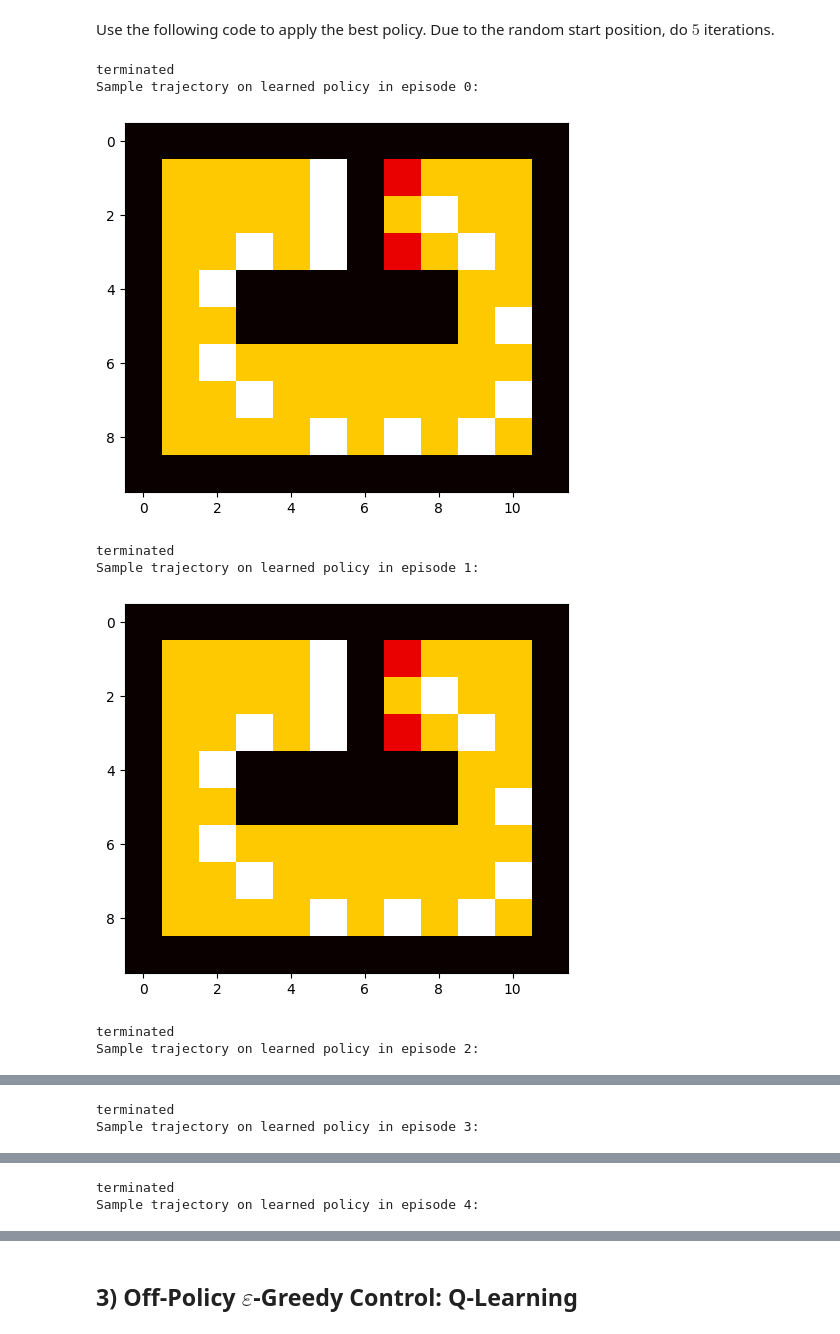
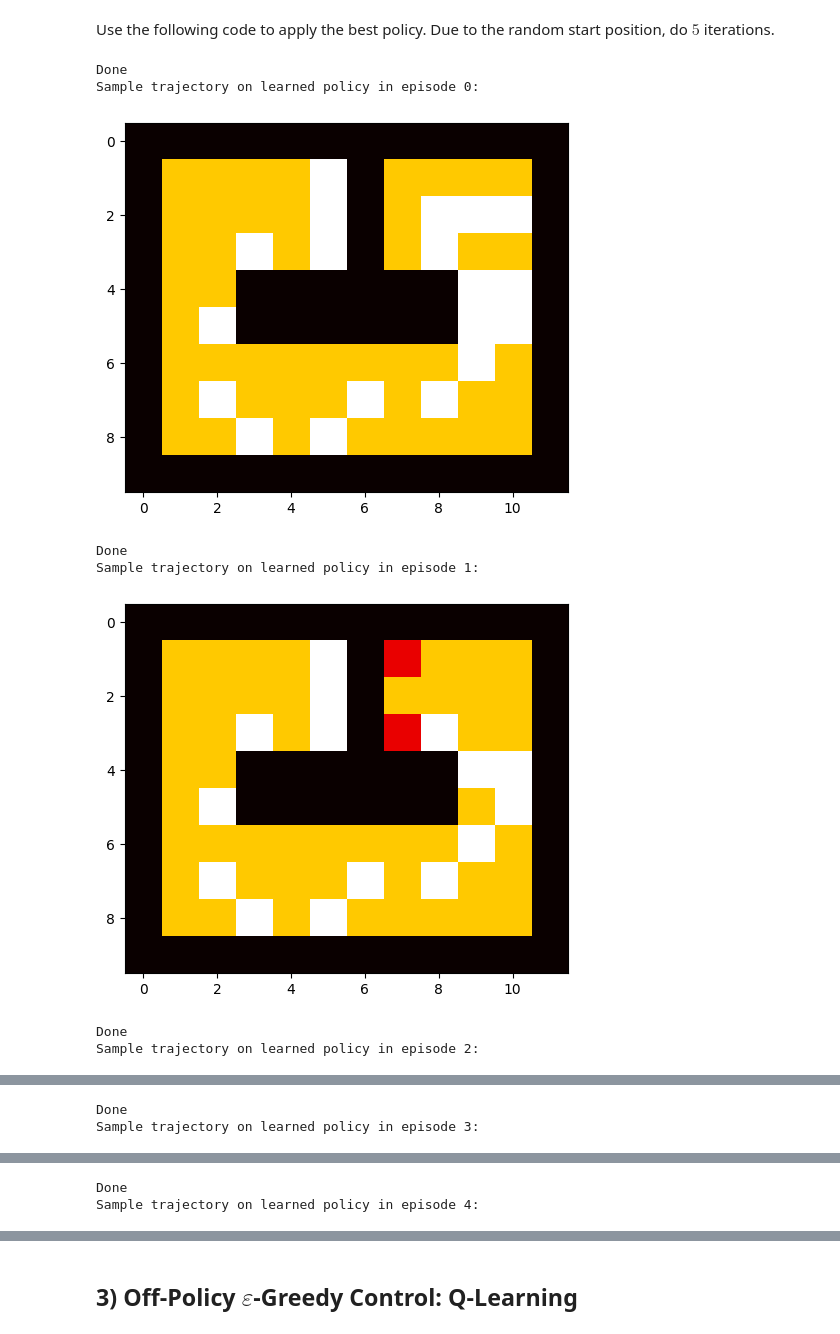
Before and after one commit to upb-lea/reinforcement_learning_course_materials, a Jupyter notebook: exercises/solutions/ex05/TD0_Methods.ipynb, the cells around one changed output, grey strips where cells are left out. Cells and saved outputs as stored; diff of their text form; code cells hidden in the pictures.

```diff
--- a/exercises/solutions/ex05/TD0_Methods.ipynb
+++ b/exercises/solutions/ex05/TD0_Methods.ipynb
@@ -444,49 +336,48 @@ plt.show()
 # %% [markdown]
 Use the following code to apply the best policy. Due to the random start position, do $5$ iterations.
 # %%
-def evaluate_policy(policy, n_episodes=5):
+def evaluate_policy(action_values, n_episodes=5):
     for e in range(n_episodes):
-        action_states = []
+        state_actions = []
         rewards = []
 
         pos_map = np.zeros((y_size, x_size))
-        p, v = track.reset()
+        state = track.reset()
         for k in range(200):
-            s_y, s_x = p[0], p[1]
-            s_vy, s_vx = v[0], v[1]
 
-            pos_map[s_y, s_x] += 1  # exploration map
+            pos_map[state[0], state[1]] += 1  # exploration map
 
-            state_tuple = s_y, s_x, s_vy, s_vx
-            action = np.argmax(policy[state_tuple])
+            action = policy(action_values, state, deterministic=True, epsilon=epsilon)
+            action = track.action_to_tuple(action)
 
-            a = track.action_to_tuple(action)
-            action_state = track.state_action((p, v), a)
-            action_states.append(action_state)
+            state_action = track.state_action(state, action)
+            state_actions.append(state_action)
 
-            (p, v), reward, terminated, truncated, _ = track.step(a)
-            if truncated: p,v = track.reset()
+            state, reward, terminated, truncated, _ = track.step(action)
+
             rewards.append(reward)
+
+            if truncated:
+                state = track.reset()
 
             if terminated:
                 print('Done')
                 break
-
 
         print('Sample trajectory on learned policy in episode {}:'.format(e))
         pos_map = (pos_map > 0).astype(np.int16)
         pos_map +=  track.course  # overlay track course
         plt.imshow(pos_map, cmap='hot', interpolation='nearest')
         plt.show()
 
 
 evaluate_policy(action_values)
 # %% [output]
-terminated
+Done
 Sample trajectory on learned policy in episode 0:
-[figure, old version]
+[figure, new version]
-terminated
+Done
 Sample trajectory on learned policy in episode 1:
-[figure, old version]
+[figure, new version]
-terminated
+Done
 Sample trajectory on learned policy in episode 2:
@@ -494,2 +385,2 @@ Sample trajectory on learned policy in episode 2:
-terminated
+Done
 Sample trajectory on learned policy in episode 3:
@@ -497,2 +388,2 @@ Sample trajectory on learned policy in episode 3:
-terminated
+Done
 Sample trajectory on learned policy in episode 4:
```
Also changed, not shown: parts of 30 cells of this notebook, 5 other files.
